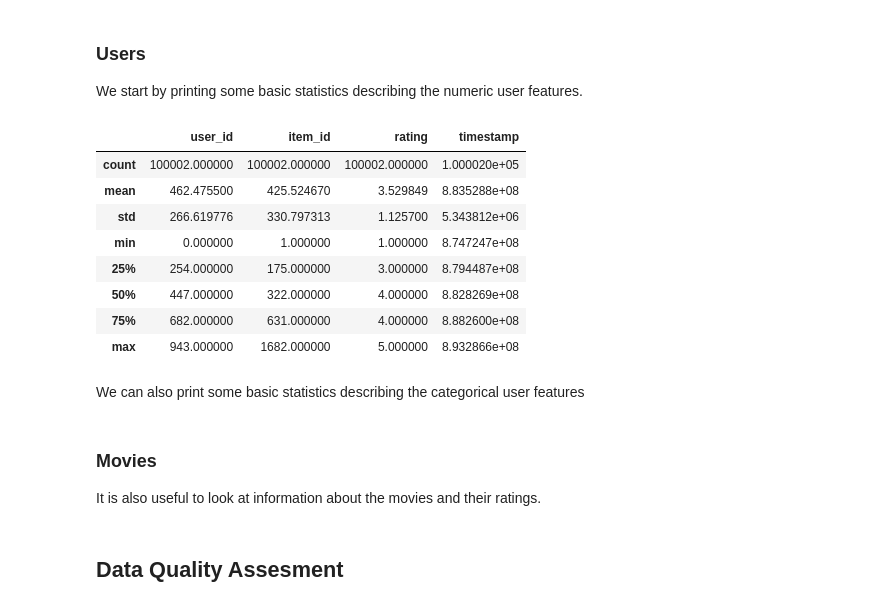
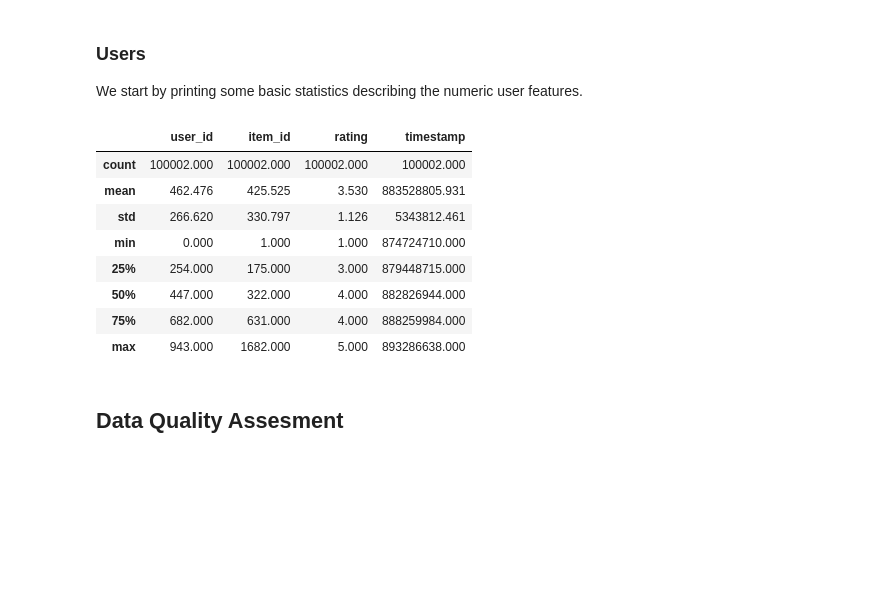
Before and after one commit to machtg/movie-recommendation-bangkit, a Jupyter notebook: Movie_Recommendation.ipynb, the cells around one changed output. Drawn from its saved outputs; the diff is of its cells as text; code cells hidden in the pictures; blank space fills up the shorter version.

```diff
--- a/Movie_Recommendation.ipynb
+++ b/Movie_Recommendation.ipynb
@@ -96,16 +181,14 @@ df.tail()
 ### Users
 We start by printing some basic statistics describing the numeric user features.
 # %%
-df.describe()
+users.describe()
 # %% [output]
 |  | user_id | item_id | rating | timestamp |
-| count | 100002.000000 | 100002.000000 | 100002.000000 | 1.000020e+05 |
-| mean | 462.475500 | 425.524670 | 3.529849 | 8.835288e+08 |
-| std | 266.619776 | 330.797313 | 1.125700 | 5.343812e+06 |
-| min | 0.000000 | 1.000000 | 1.000000 | 8.747247e+08 |
-| 25% | 254.000000 | 175.000000 | 3.000000 | 8.794487e+08 |
-| 50% | 447.000000 | 322.000000 | 4.000000 | 8.828269e+08 |
-| 75% | 682.000000 | 631.000000 | 4.000000 | 8.882600e+08 |
-| max | 943.000000 | 1682.000000 | 5.000000 | 8.932866e+08 |
+| count | 100002.000 | 100002.000 | 100002.000 | 100002.000 |
+| mean | 462.476 | 425.525 | 3.530 | 883528805.931 |
+| std | 266.620 | 330.797 | 1.126 | 5343812.461 |
+| min | 0.000 | 1.000 | 1.000 | 874724710.000 |
+| 25% | 254.000 | 175.000 | 3.000 | 879448715.000 |
+| 50% | 447.000 | 322.000 | 4.000 | 882826944.000 |
+| 75% | 682.000 | 631.000 | 4.000 | 888259984.000 |
+| max | 943.000 | 1682.000 | 5.000 | 893286638.000 |
-# %% [markdown]
-We can also print some basic statistics describing the categorical user features
@@ -114,4 +194,0 @@ users.describe(include=[np.object])
-# %% [markdown]
-### Movies
-
-It is also useful to look at information about the movies and their ratings.
```
Also changed, not shown: parts of 19 cells of this notebook.
